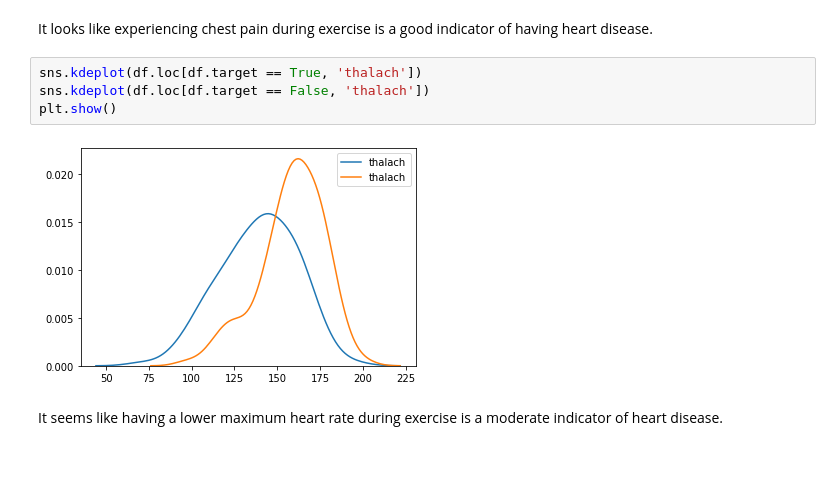
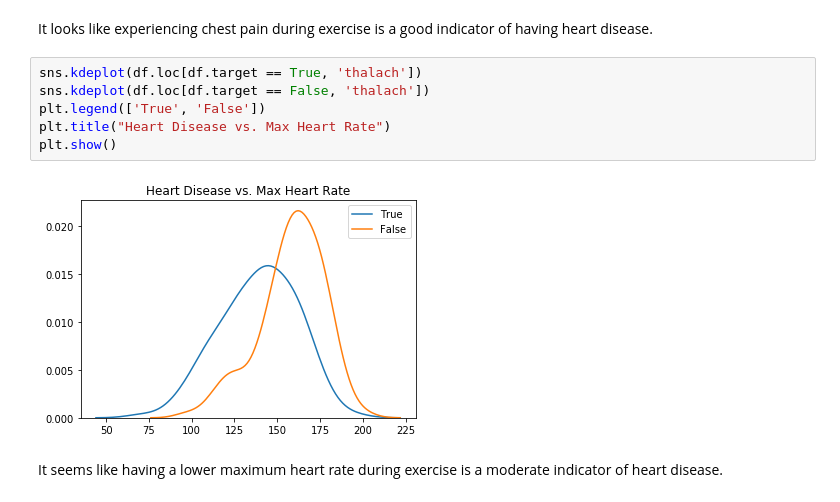
Before and after one commit to beedoyel/Kaggle-Heart-Disease, a Jupyter notebook: KaggleHeartDisease.ipynb, the cells around one changed output. Drawn from its saved outputs; the diff is of its cells as text; blank space fills up the shorter version.

```diff
--- a/KaggleHeartDisease.ipynb
+++ b/KaggleHeartDisease.ipynb
@@ -144,8 +148,10 @@ It looks like experiencing chest pain during exercise is a good indicator of hav
 # %%
 sns.kdeplot(df.loc[df.target == True, 'thalach'])
 sns.kdeplot(df.loc[df.target == False, 'thalach'])
+plt.legend(['True', 'False'])
+plt.title("Heart Disease vs. Max Heart Rate")
 plt.show()
 # %% [output]
-[figure, old version]
+[figure, new version]
 # %% [markdown]
 It seems like having a lower maximum heart rate during exercise is a moderate indicator of heart disease.
```
Also changed, not shown: parts of 7 cells of this notebook.
